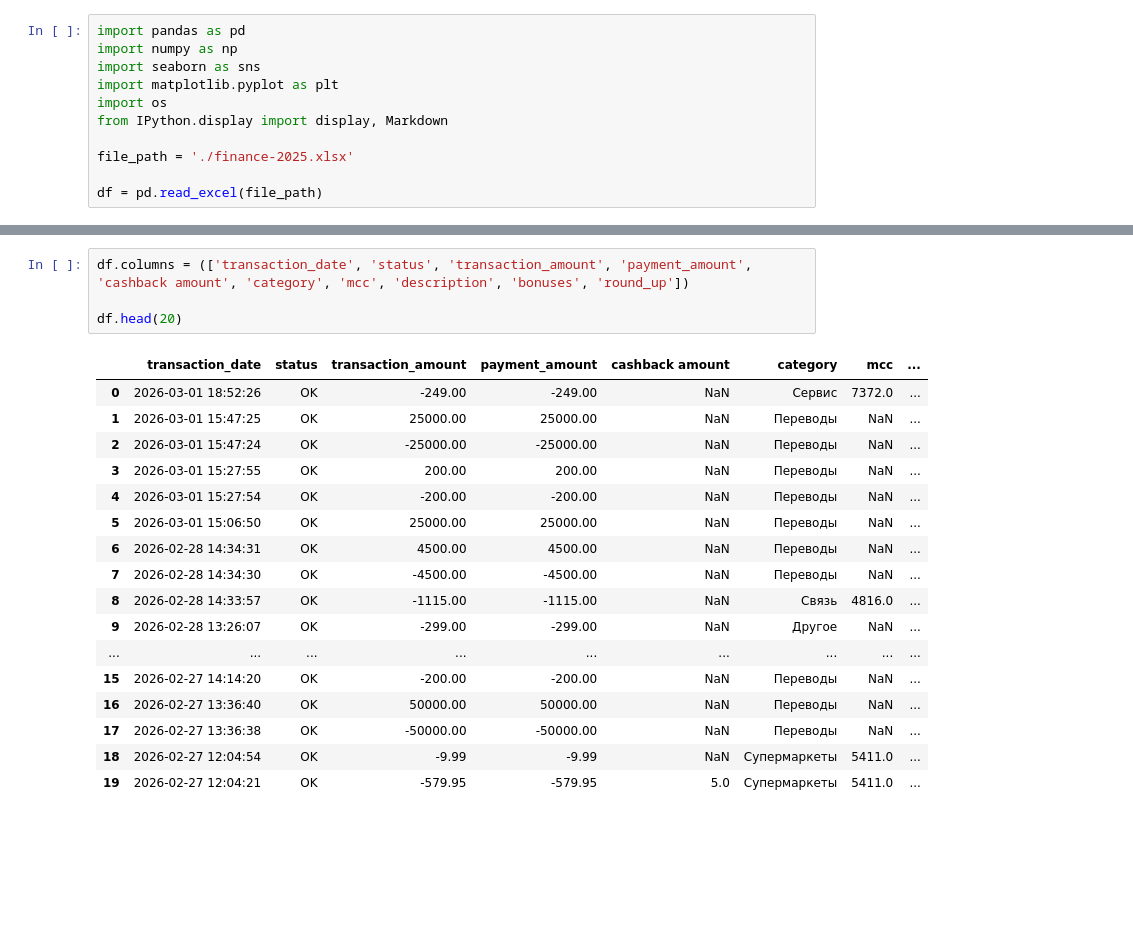
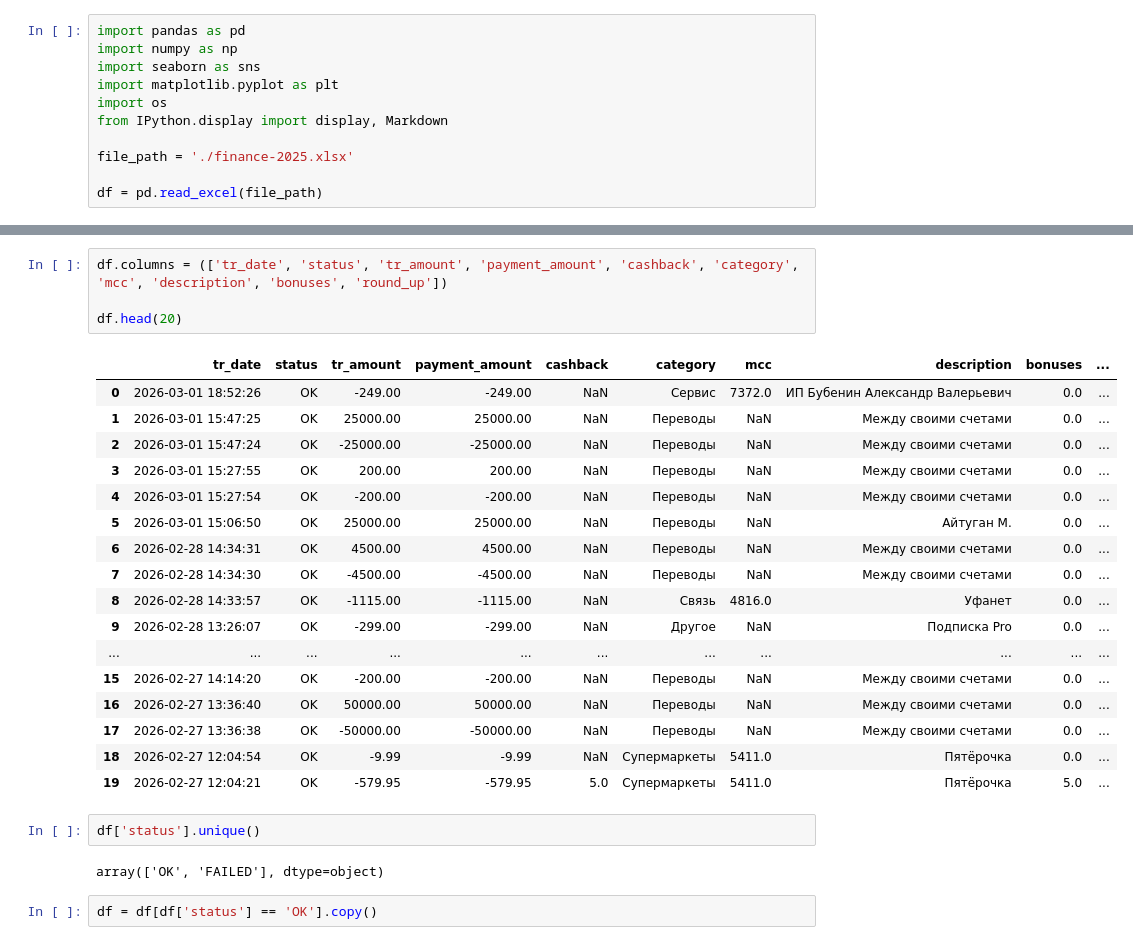
Before and after one commit to rouch314/my-finance-analysis, a Jupyter notebook: my-finance-analysis.ipynb, the cells around one changed output, grey strips where cells are left out. Cells and saved outputs as stored; diff of their text form; blank space fills up the shorter version.

```diff
--- a/my-finance-analysis.ipynb
+++ b/my-finance-analysis.ipynb
@@ -54,22 +36,28 @@ memory usage: 171.8+ KB
 # %%
-df.columns = (['transaction_date', 'status', 'transaction_amount', 'payment_amount', 'cashback amount', 'category', 'mcc', 'description', 'bonuses', 'round_up'])
+df.columns = (['tr_date', 'status', 'tr_amount', 'payment_amount', 'cashback', 'category', 'mcc', 'description', 'bonuses', 'round_up'])
 
 df.head(20)
 # %% [output]
-|  | transaction_date | status | transaction_amount | payment_amount | cashback amount | category | mcc | ... |
-| 0 | 2026-03-01 18:52:26 | OK | -249.00 | -249.00 | NaN | Сервис | 7372.0 | ... |
-| 1 | 2026-03-01 15:47:25 | OK | 25000.00 | 25000.00 | NaN | Переводы | NaN | ... |
-| 2 | 2026-03-01 15:47:24 | OK | -25000.00 | -25000.00 | NaN | Переводы | NaN | ... |
-| 3 | 2026-03-01 15:27:55 | OK | 200.00 | 200.00 | NaN | Переводы | NaN | ... |
-| 4 | 2026-03-01 15:27:54 | OK | -200.00 | -200.00 | NaN | Переводы | NaN | ... |
-| 5 | 2026-03-01 15:06:50 | OK | 25000.00 | 25000.00 | NaN | Переводы | NaN | ... |
-| 6 | 2026-02-28 14:34:31 | OK | 4500.00 | 4500.00 | NaN | Переводы | NaN | ... |
-| 7 | 2026-02-28 14:34:30 | OK | -4500.00 | -4500.00 | NaN | Переводы | NaN | ... |
-| 8 | 2026-02-28 14:33:57 | OK | -1115.00 | -1115.00 | NaN | Связь | 4816.0 | ... |
-| 9 | 2026-02-28 13:26:07 | OK | -299.00 | -299.00 | NaN | Другое | NaN | ... |
-| ... | ... | ... | ... | ... | ... | ... | ... | ... |
-| 15 | 2026-02-27 14:14:20 | OK | -200.00 | -200.00 | NaN | Переводы | NaN | ... |
-| 16 | 2026-02-27 13:36:40 | OK | 50000.00 | 50000.00 | NaN | Переводы | NaN | ... |
-| 17 | 2026-02-27 13:36:38 | OK | -50000.00 | -50000.00 | NaN | Переводы | NaN | ... |
-| 18 | 2026-02-27 12:04:54 | OK | -9.99 | -9.99 | NaN | Супермаркеты | 5411.0 | ... |
-| 19 | 2026-02-27 12:04:21 | OK | -579.95 | -579.95 | 5.0 | Супермаркеты | 5411.0 | ... |
+|  | tr_date | status | tr_amount | payment_amount | cashback | category | mcc | description | bonuses | ... |
+| 0 | 2026-03-01 18:52:26 | OK | -249.00 | -249.00 | NaN | Сервис | 7372.0 | ИП Бубенин Александр Валерьевич | 0.0 | ... |
+| 1 | 2026-03-01 15:47:25 | OK | 25000.00 | 25000.00 | NaN | Переводы | NaN | Между своими счетами | 0.0 | ... |
+| 2 | 2026-03-01 15:47:24 | OK | -25000.00 | -25000.00 | NaN | Переводы | NaN | Между своими счетами | 0.0 | ... |
+| 3 | 2026-03-01 15:27:55 | OK | 200.00 | 200.00 | NaN | Переводы | NaN | Между своими счетами | 0.0 | ... |
+| 4 | 2026-03-01 15:27:54 | OK | -200.00 | -200.00 | NaN | Переводы | NaN | Между своими счетами | 0.0 | ... |
+| 5 | 2026-03-01 15:06:50 | OK | 25000.00 | 25000.00 | NaN | Переводы | NaN | Айтуган М. | 0.0 | ... |
+| 6 | 2026-02-28 14:34:31 | OK | 4500.00 | 4500.00 | NaN | Переводы | NaN | Между своими счетами | 0.0 | ... |
+| 7 | 2026-02-28 14:34:30 | OK | -4500.00 | -4500.00 | NaN | Переводы | NaN | Между своими счетами | 0.0 | ... |
+| 8 | 2026-02-28 14:33:57 | OK | -1115.00 | -1115.00 | NaN | Связь | 4816.0 | Уфанет | 0.0 | ... |
+| 9 | 2026-02-28 13:26:07 | OK | -299.00 | -299.00 | NaN | Другое | NaN | Подписка Pro | 0.0 | ... |
+| ... | ... | ... | ... | ... | ... | ... | ... | ... | ... | ... |
+| 15 | 2026-02-27 14:14:20 | OK | -200.00 | -200.00 | NaN | Переводы | NaN | Между своими счетами | 0.0 | ... |
+| 16 | 2026-02-27 13:36:40 | OK | 50000.00 | 50000.00 | NaN | Переводы | NaN | Между своими счетами | 0.0 | ... |
+| 17 | 2026-02-27 13:36:38 | OK | -50000.00 | -50000.00 | NaN | Переводы | NaN | Между своими счетами | 0.0 | ... |
+| 18 | 2026-02-27 12:04:54 | OK | -9.99 | -9.99 | NaN | Супермаркеты | 5411.0 | Пятёрочка | 0.0 | ... |
+| 19 | 2026-02-27 12:04:21 | OK | -579.95 | -579.95 | 5.0 | Супермаркеты | 5411.0 | Пятёрочка | 5.0 | ... |
+# %%
+df['status'].unique()
+# %% [output]
+array(['OK', 'FAILED'], dtype=object)
+# %%
+df = df[df['status'] == 'OK'].copy()
```
Also changed, not shown: parts of 17 cells of this notebook.
